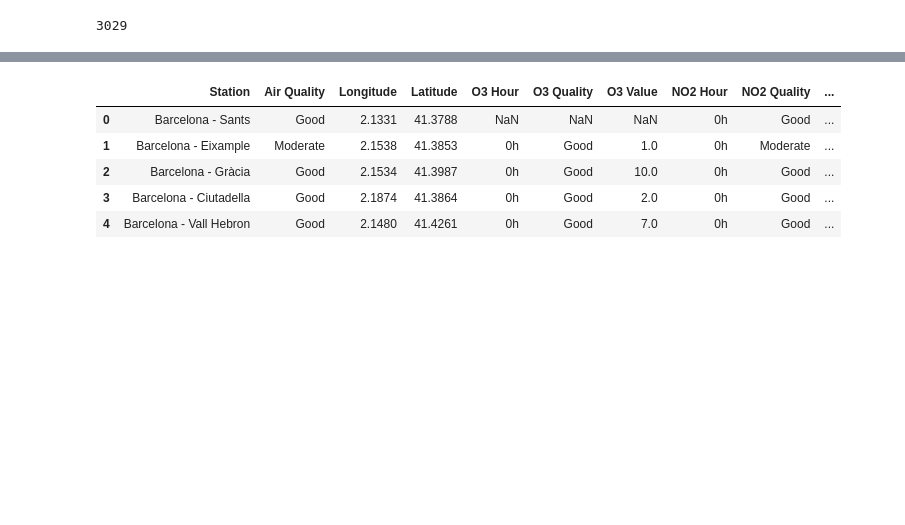
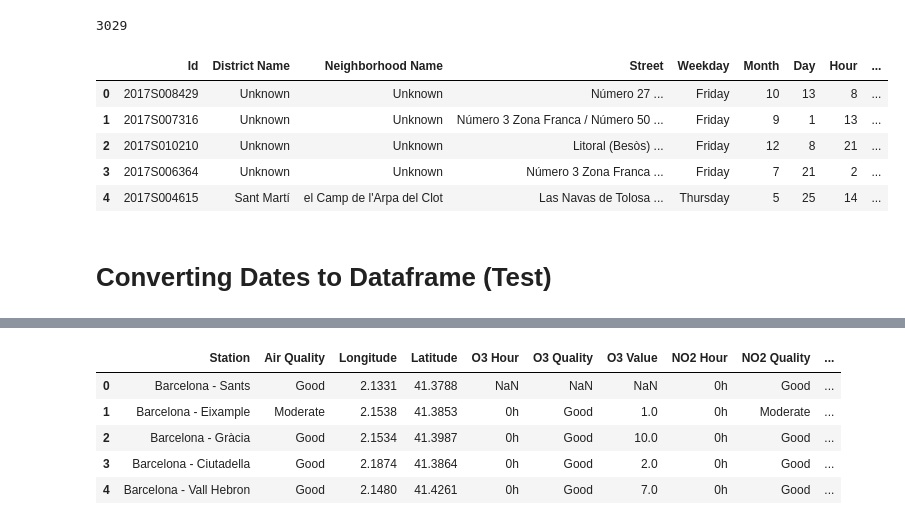
Before and after one commit to catherinelee274/Barcelona-Prediction, a Jupyter notebook: barcelona_eda.ipynb, the cells around one changed output, grey strips where cells are left out. Drawn from its saved outputs; the diff is of its cells as text; code cells hidden in the pictures; blank space fills up the shorter version.

```diff
--- a/barcelona_eda.ipynb
+++ b/barcelona_eda.ipynb
@@ -78,0 +94,11 @@ len(acc.loc[acc['District Name'] == 'Eixample' ])
+# %%
+acc.head()
+# %% [output]
+|  | Id | District Name | Neighborhood Name | Street | Weekday | Month | Day | Hour | ... |
+| 0 | 2017S008429 | Unknown | Unknown | Número 27 ... | Friday | 10 | 13 | 8 | ... |
+| 1 | 2017S007316 | Unknown | Unknown | Número 3 Zona Franca / Número 50 ... | Friday | 9 | 1 | 13 | ... |
+| 2 | 2017S010210 | Unknown | Unknown | Litoral (Besòs) ... | Friday | 12 | 8 | 21 | ... |
+| 3 | 2017S006364 | Unknown | Unknown | Número 3 Zona Franca ... | Friday | 7 | 21 | 2 | ... |
+| 4 | 2017S004615 | Sant Martí | el Camp de l'Arpa del Clot | Las Navas de Tolosa ... | Thursday | 5 | 25 | 14 | ... |
+# %% [markdown]
+# Converting Dates to Dataframe (Test)
```
Also changed, not shown: parts of 11 cells of this notebook.
